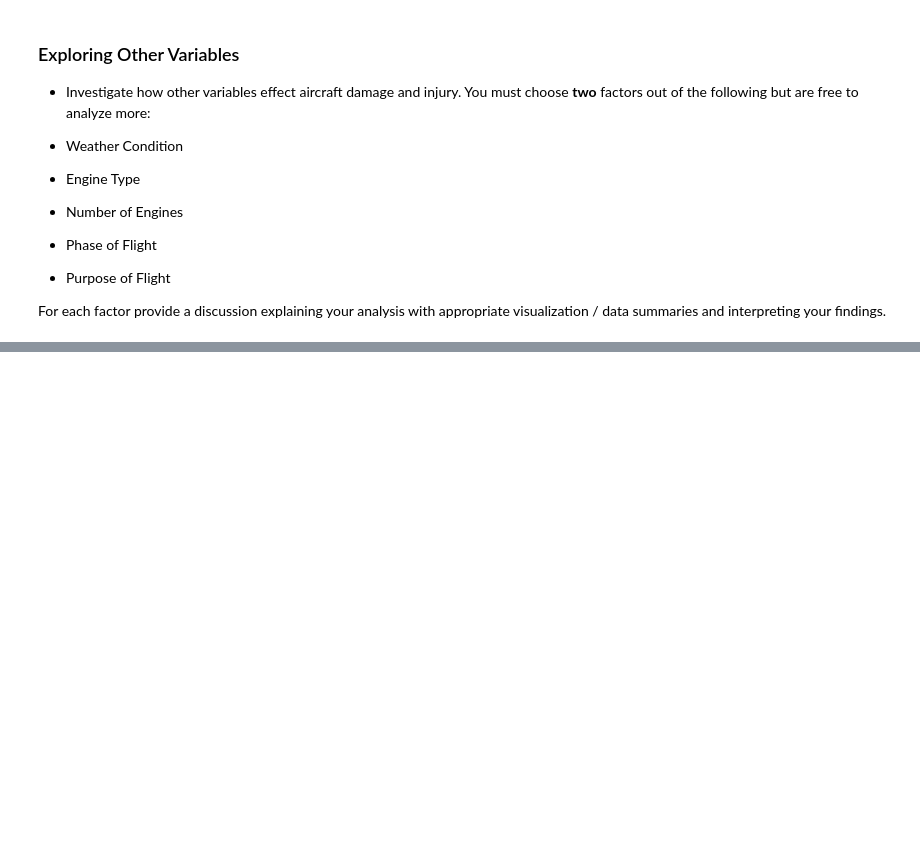
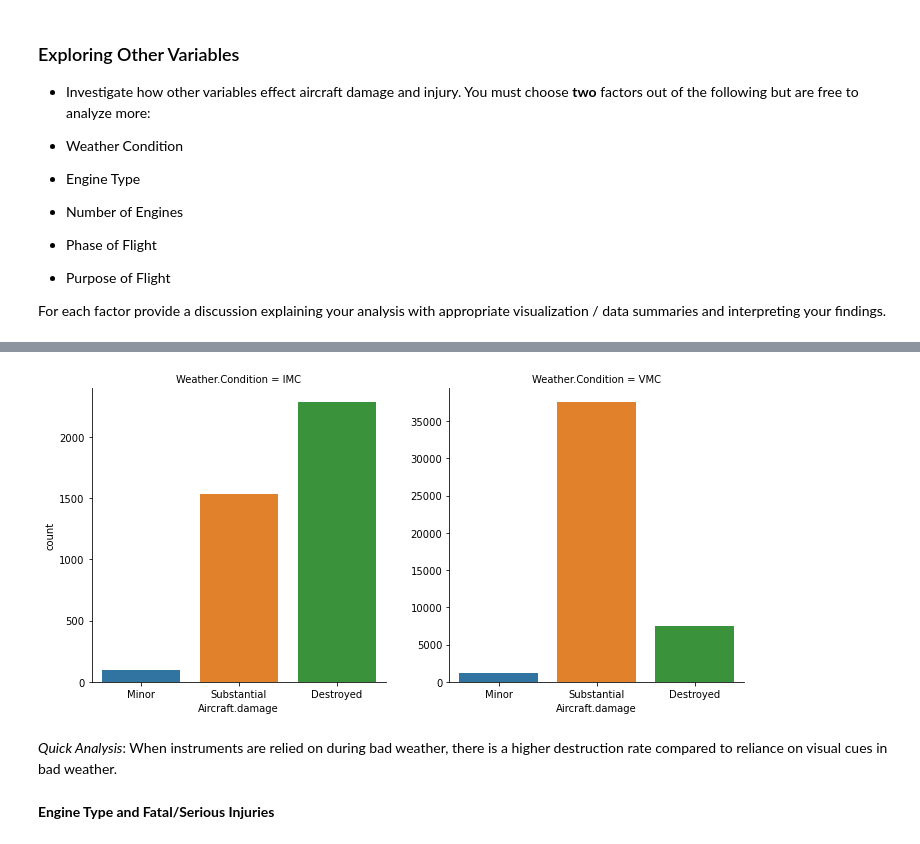
Before and after one commit to j-alba-data/dsc-course0-m8-lab, a Jupyter notebook: Aviation_Accidents_Data_Analysis.ipynb, the cells around one changed output, grey strips where cells are left out. Saved outputs shown, nothing was run; the diff lists cells and outputs as text; code cells hidden in the pictures; blank space fills up the shorter version.

Commit message:
analysis complete

```diff
--- a/Aviation_Accidents_Data_Analysis.ipynb
+++ b/Aviation_Accidents_Data_Analysis.ipynb
@@ -218,0 +231,8 @@ For each factor provide a discussion explaining your analysis with appropriate v
+# %%
+sns.catplot(x = 'Aircraft.damage', col = 'Weather.Condition', kind = 'count', order=['Minor', 'Substantial', 'Destroyed'], data = df, sharey = False);
+# %% [output]
+[figure, added]
+# %% [markdown]
+*Quick Analysis*: When instruments are relied on during bad weather, there is a higher destruction rate compared to reliance on visual cues in bad weather.
+# %% [markdown]
+**Engine Type and Fatal/Serious Injuries**
```
Also changed, not shown: parts of 18 cells of this notebook.
